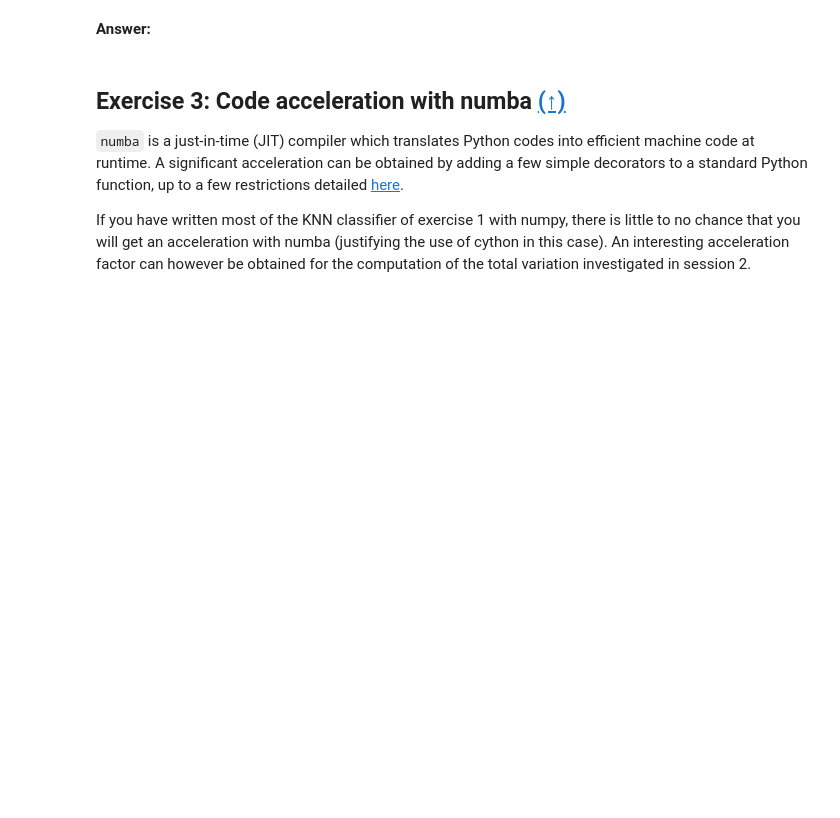
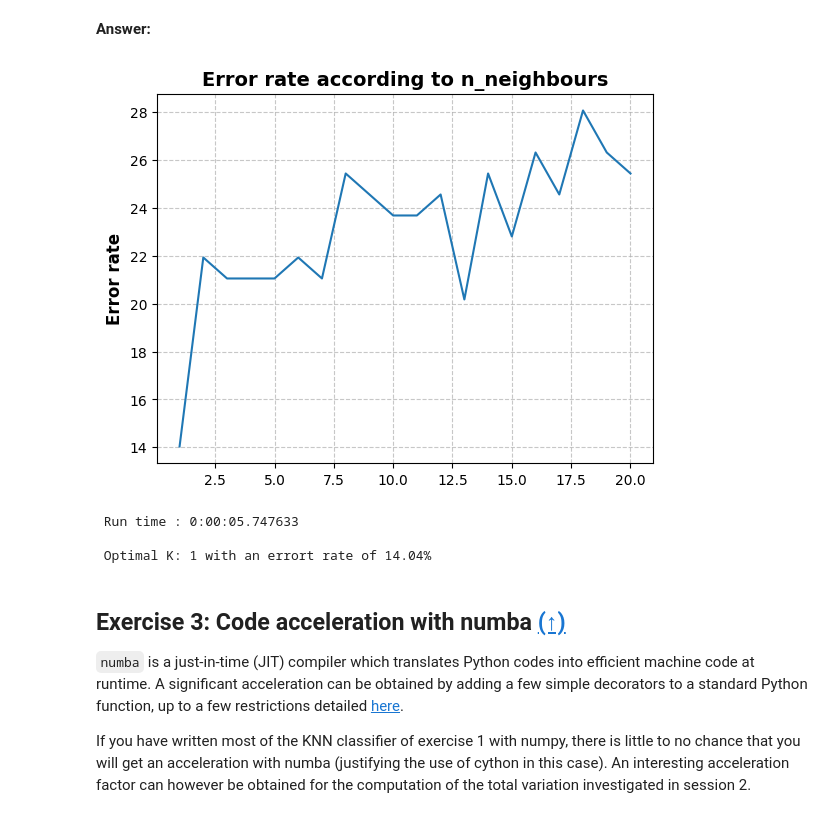
Before and after one commit to jeremdesno/python_sdia, a Jupyter notebook: Labs/Lab4/lab4.ipynb, the cells around one changed output. Drawn from its saved outputs; the diff is of its cells as text; code cells hidden in the pictures; blank space fills up the shorter version.

Commit message:
Cython updated

```diff
--- a/Labs/Lab4/lab4.ipynb
+++ b/Labs/Lab4/lab4.ipynb
@@ -352,7 +339,3 @@ c:\Users\jjdes\anaconda3\envs\ML\Lib\site-packages\numpy\core\include\numpy\npy_
    Cr�ation de la biblioth�que build\temp.win-amd64-cpython-311\Release\knn.cp311-win_amd64.lib et de l'objet build\temp.win-amd64-cpython-311\Release\knn.cp311-win_amd64.exp
 G�n�ration de code en cours
 Fin de la g�n�ration du code
-# %%
-import knn_cy.knn as knn_cy
-k = 2
-pred = knn_cy.knn_cython(train_df.values, test_df.values, k)
@@ -378,3 +346,31 @@ array([2, 2, 2, 2, 2, 2, 2, 2, 2, 1, 2, 1, 1, 2, 1, 2, 1, 1, 1, 2, 2, 1,
+# %%
+import knn_cy.knn as knn_cy
+error_rate_breast = []
+
+start_time = time.time()
+
+for k in range(1,21):
+    pred = knn_cy.knn_cython(breast_train.values, breast_test.values, k)
+    error_rate_breast.append(100*(x_test.shape[0] -np.sum(pred == y_test))/x_test.shape[0])
+
+run_time = (time.time() - start_time)
+
+plt.plot(np.arange(1,21),error_rate_breast)
+plt.ylabel("Error rate", fontsize=12, fontweight='bold')
+plt.title("Error rate according to n_neighbours", fontsize=14, fontweight='bold')
+
+plt.xticks(fontsize=10)
+plt.yticks(fontsize=10)
+plt.grid(True, linestyle='--', alpha=0.7)
+
+plt.show()
+print(f"\n Run time : {datetime.timedelta(seconds=run_time)}")
+print(f"\n Optimal K: {np.arange(1,21)[np.argmin(error_rate_breast)]} with an errort rate of {round(np.min(error_rate_breast),2)}%")
+# %% [output]
+[figure, added]
+ Run time : 0:00:05.747633
+
+ Optimal K: 1 with an errort rate of 14.04%
 # %% [markdown]
 ## <a name="ex3">Exercise 3: Code acceleration with numba</a> [(&#8593;)](#content)
 
```
Also changed, not shown: parts of 9 cells of this notebook, 5 other files.
